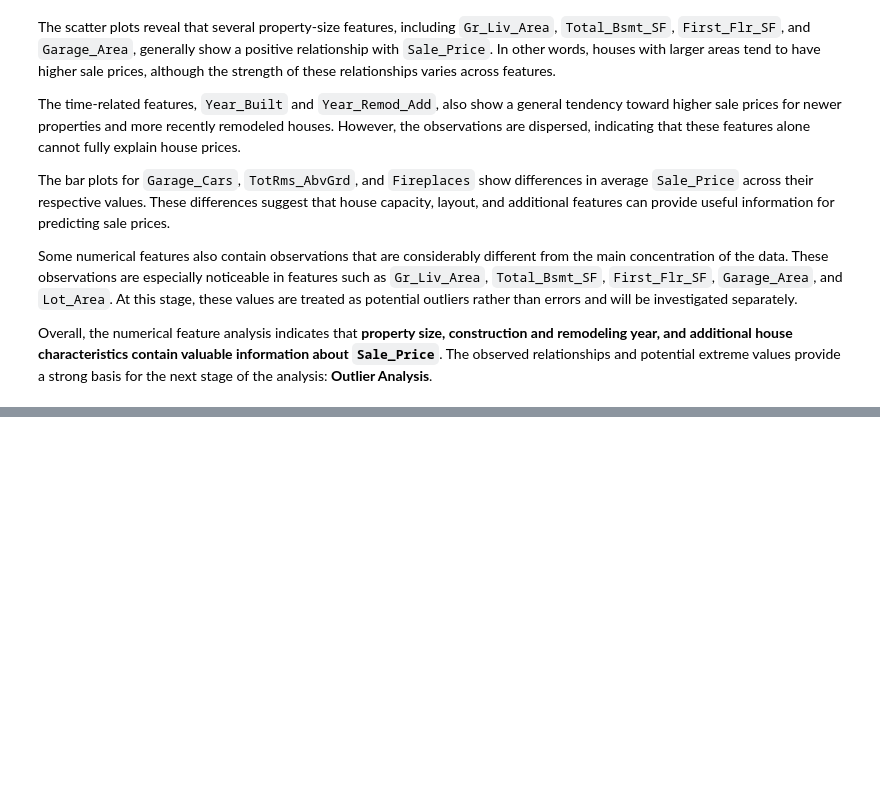
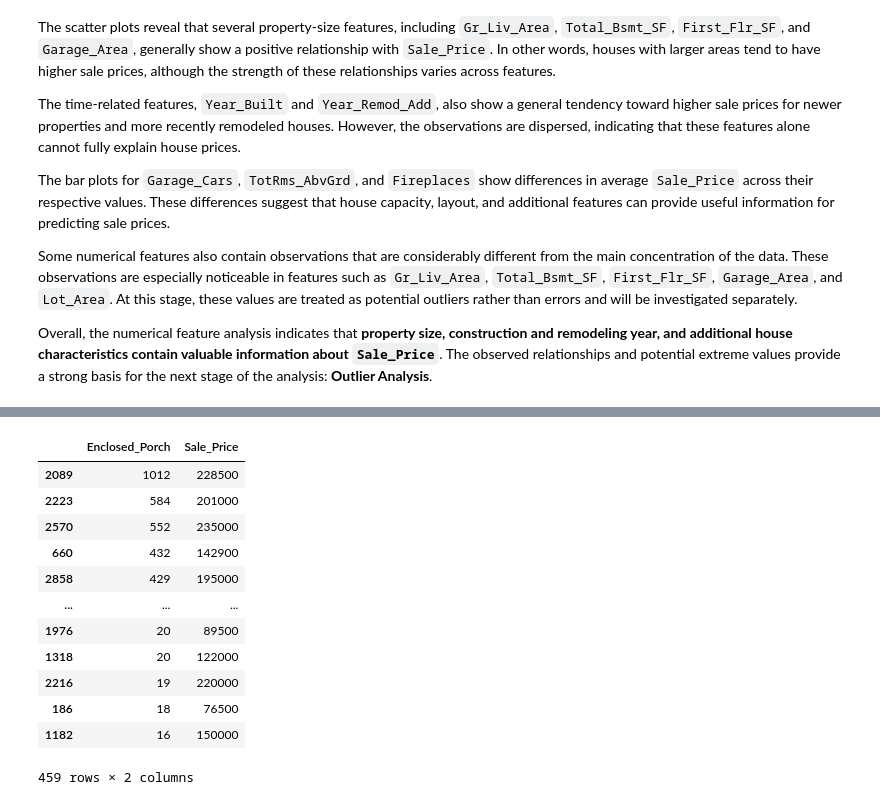
Before and after one commit to Mohamadzf23/ames-housing-price-prediction, a Jupyter notebook: src/ames_housing_price_prediction.ipynb, the cells around one changed output, grey strips where cells are left out. Cells and saved outputs as stored; diff of their text form; code cells hidden in the pictures; blank space fills up the shorter version.

```diff
--- a/src/ames_housing_price_prediction.ipynb
+++ b/src/ames_housing_price_prediction.ipynb
@@ -1273,0 +1349,23 @@ Overall, the numerical feature analysis indicates that **property size, construc
+# %%
+enclosed_porch_outliers = df[
+    df['Enclosed_Porch'] > 0
+][['Enclosed_Porch', 'Sale_Price']].sort_values(
+    'Enclosed_Porch',
+    ascending=False
+)
+
+enclosed_porch_outliers
+# %% [output]
+|  | Enclosed_Porch | Sale_Price |
+| 2089 | 1012 | 228500 |
+| 2223 | 584 | 201000 |
+| 2570 | 552 | 235000 |
+| 660 | 432 | 142900 |
+| 2858 | 429 | 195000 |
+| ... | ... | ... |
+| 1976 | 20 | 89500 |
+| 1318 | 20 | 122000 |
+| 2216 | 19 | 220000 |
+| 186 | 18 | 76500 |
+| 1182 | 16 | 150000 |
+459 rows × 2 columns
```
Also changed, not shown: parts of 11 cells of this notebook.
